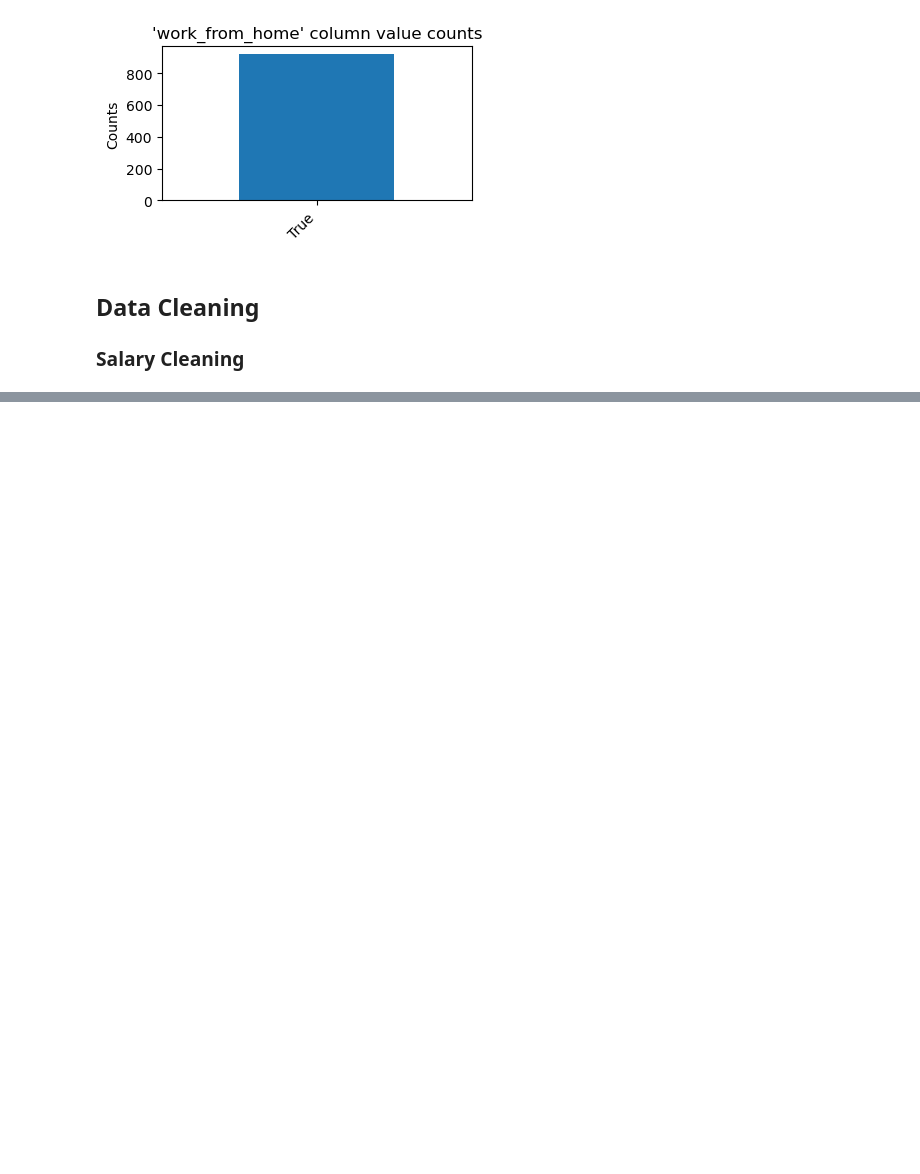
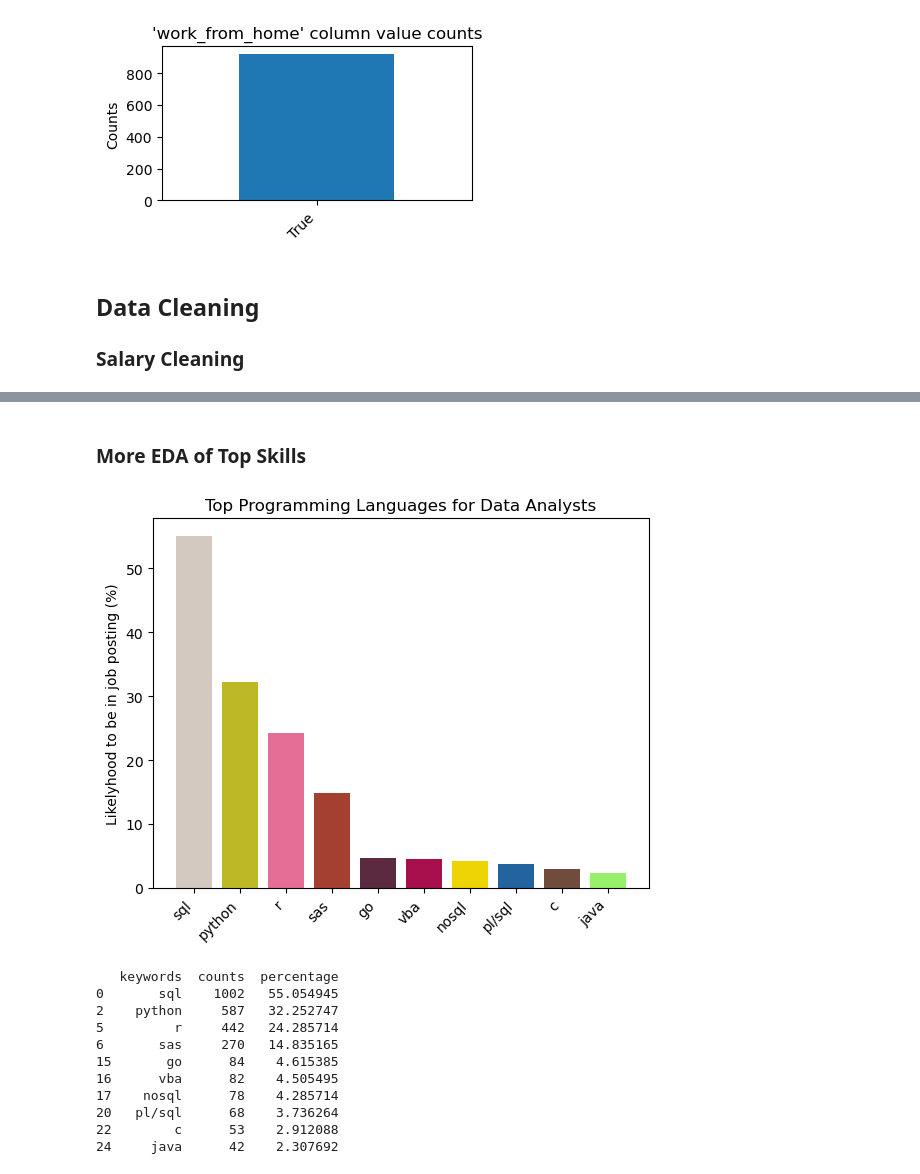
Before and after one commit to AlbertSim/Data-Analyst-Skills, a Jupyter notebook: skills.ipynb, the cells around one changed output, grey strips where cells are left out. Cells and saved outputs as stored; diff of their text form; code cells hidden in the pictures; blank space fills up the shorter version.

```diff
--- a/skills.ipynb
+++ b/skills.ipynb
@@ -150,0 +223,36 @@ jobs_all
+# %% [markdown]
+### More EDA of Top Skills
+# %%
+def filtered_keywords(jobs_filtered, keywords, title="Keyword Analysis", head=10):
+    # get keywords in a column
+    count_keywords = pd.DataFrame(jobs_filtered.description_tokens.sum()).value_counts().rename_axis('keywords').reset_index(name='counts')
+
+    # get frequency of occurence of word (as word only appears once per line)
+    length = len(jobs_filtered) # number of job postings
+    count_keywords['percentage'] = 100 * count_keywords.counts / length
+
+    # plot the results
+    count_keywords = count_keywords[count_keywords.keywords.isin(keywords)]
+    count_keywords = count_keywords.head(head)
+    g = plt.bar(x="keywords", height="percentage", data=count_keywords , color=np.random.rand(len(count_keywords.keywords), 3))
+    plt.xlabel("")
+    plt.ylabel("Likelyhood to be in job posting (%)")
+    plt.xticks(rotation = 45, ha='right')
+    plt.title(title)
+    plt.show(g)
+    print(count_keywords)
+# %%
+filtered_keywords(jobs_all, keywords_programming, title="Top Programming Languages for Data Analysts")
+# %% [output]
+[figure, added]
+   keywords  counts  percentage
+0       sql    1002   55.054945
+2    python     587   32.252747
+5         r     442   24.285714
+6       sas     270   14.835165
+15       go      84    4.615385
+16      vba      82    4.505495
+17    nosql      78    4.285714
+20   pl/sql      68    3.736264
+22        c      53    2.912088
+24     java      42    2.307692
```
Also changed, not shown: parts of 4 cells of this notebook.
